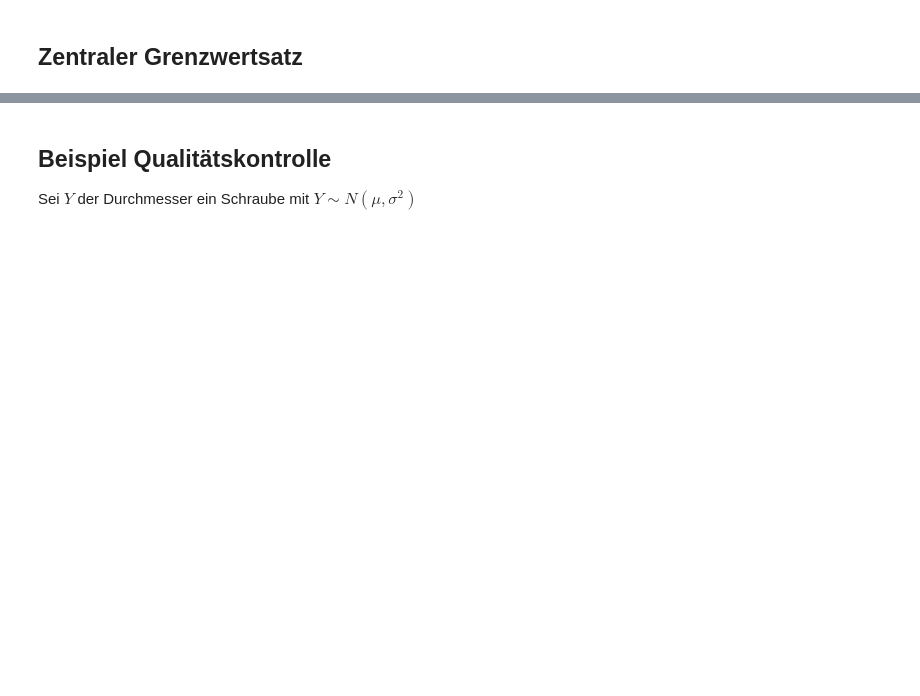
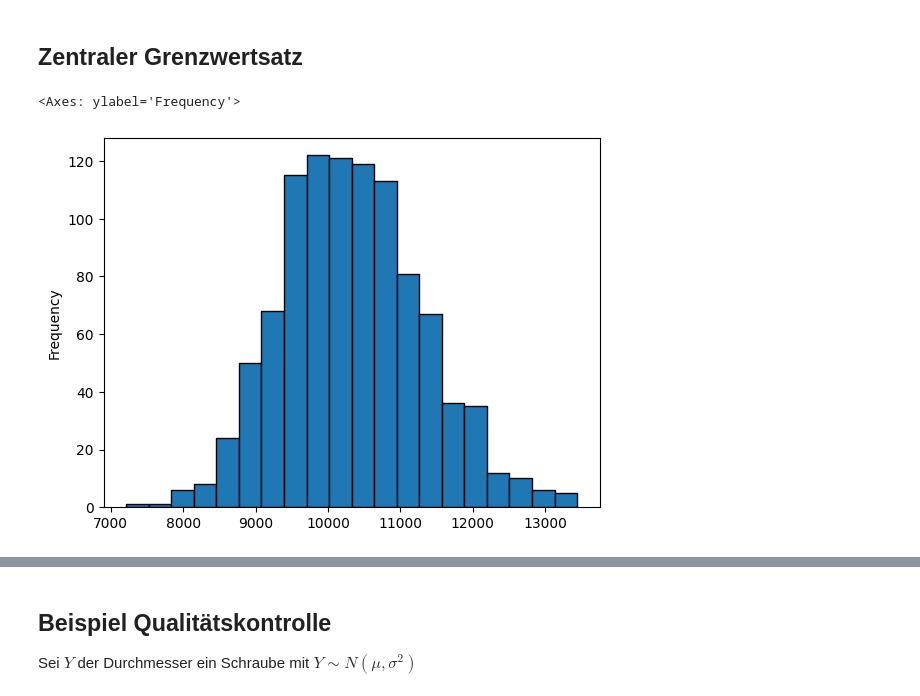
Before and after one commit to AlexKressner/Statistik, a Jupyter notebook: Wahrscheinlichkeitsrechnung.ipynb, the cells around one changed output, grey strips where cells are left out. Saved outputs shown, nothing was run; the diff lists cells and outputs as text; code cells hidden in the pictures; blank space fills up the shorter version.

```diff
--- a/Wahrscheinlichkeitsrechnung.ipynb
+++ b/Wahrscheinlichkeitsrechnung.ipynb
@@ -168,4 +164,0 @@ num_samples = 1 # Anzahl Zufallsvariablen
-# %%
-# Parameter Binomialverteilung
-N = 10
-p = 0.5
@@ -174,16 +170,19 @@ p = 0.5
 a = 1
 b = 5
 # %%
-binom_sample_sum = []
+expo_sample_sum = []
 beta_sample_sum = []
 # %%
 for trial in range(num_trials):
-  binom_sample_sum.append([trial, np.sum(scipy.stats.binom.rvs(N,p,size=num_samples))])
-  beta_sample_sum.append([trial, np.sum(scipy.stats.beta.rvs(a,b,size=num_samples))])
+  expo_sample_sum.append([trial, np.sum(scipy.stats.expon.rvs(N,p,size=num_rv))])
+  beta_sample_sum.append([trial, np.sum(scipy.stats.beta.rvs(a,b,size=num_rv))])
 # %%
-binom = pd.DataFrame(binom_sample_sum, columns=["Trial","Summe"])
+expo = pd.DataFrame(expo_sample_sum, columns=["Trial","Summe"])
 beta = pd.DataFrame(beta_sample_sum, columns=["Trial","Summe"])
 # %%
-binom["Summe"].plot(kind="hist", edgecolor="black", bins=20)
+expo["Summe"].plot(kind="hist", edgecolor="black", bins=20)
+# %% [output]
+<Axes: ylabel='Frequency'>
+[figure, added]
 # %%
 beta["Summe"].plot(kind="hist", edgecolor="black", bins=20)
```
Also changed, not shown: parts of 48 cells of this notebook.
